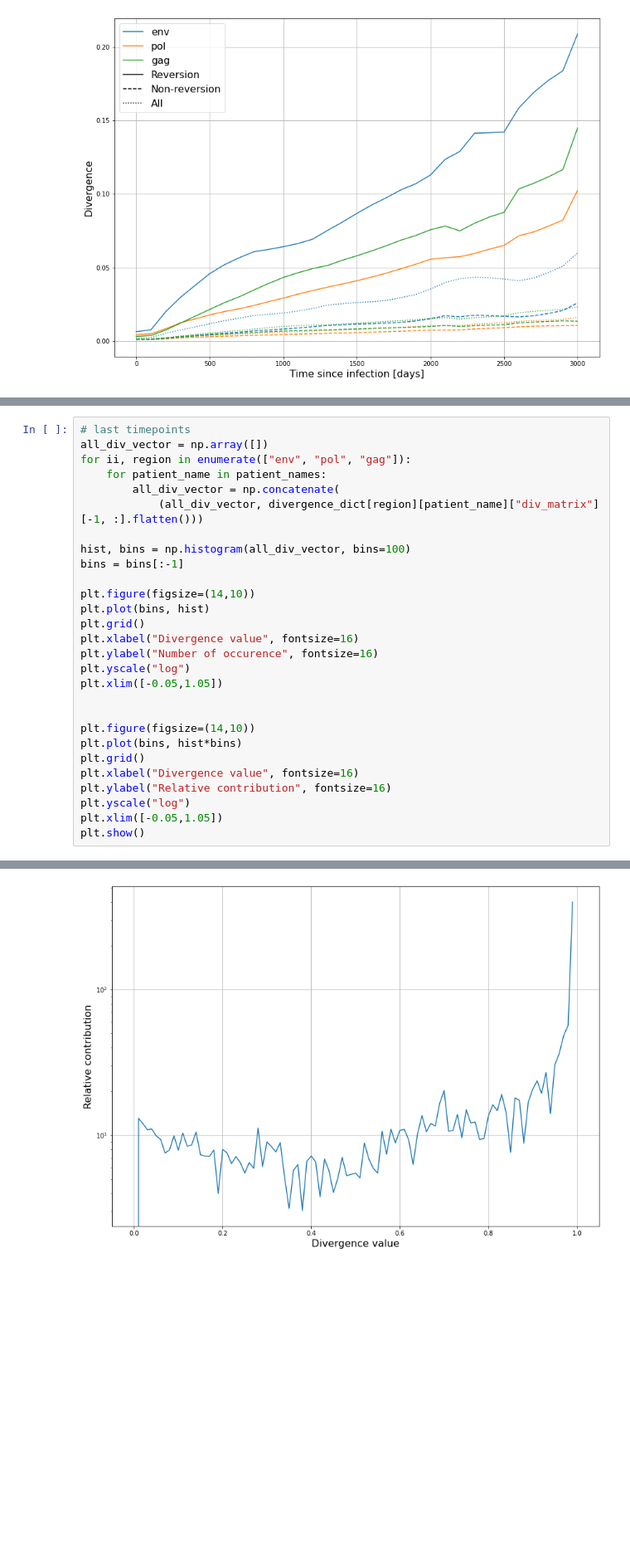
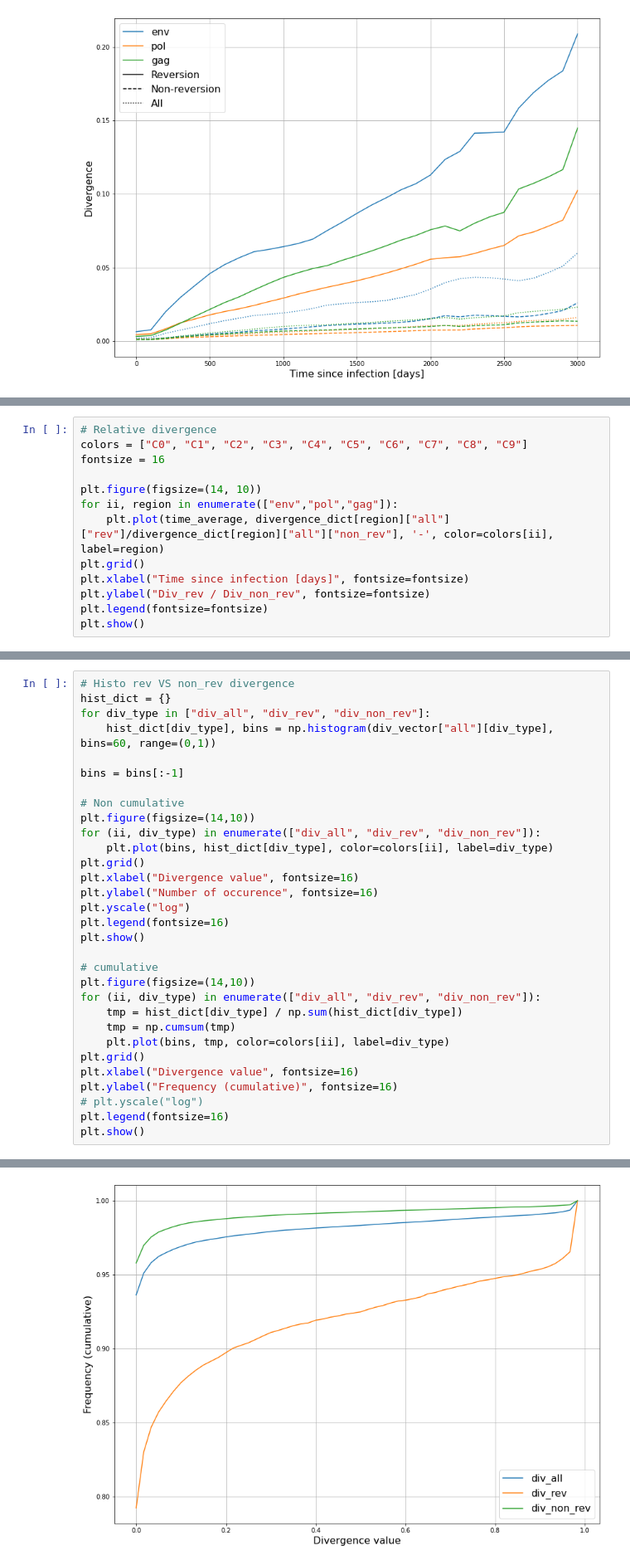
Before and after one commit to neherlab/HIVEVO_recombination, a Jupyter notebook: notebooks/paper_draft/divergence.ipynb, the cells around one changed output, grey strips where cells are left out. Shown at 83% size. Saved outputs shown, nothing was run; the diff lists cells and outputs as text; blank space fills up the shorter version.

Commit message:
Update divergence plots to add cumulative histogram

```diff
--- a/notebooks/paper_draft/divergence.ipynb
+++ b/notebooks/paper_draft/divergence.ipynb
@@ -53,0 +32,13 @@ plt.show()
+# %%
+# Relative divergence
+colors = ["C0", "C1", "C2", "C3", "C4", "C5", "C6", "C7", "C8", "C9"]
+fontsize = 16
+
+plt.figure(figsize=(14, 10))
+for ii, region in enumerate(["env","pol","gag"]):
+    plt.plot(time_average, divergence_dict[region]["all"]["rev"]/divergence_dict[region]["all"]["non_rev"], '-', color=colors[ii], label=region)
+plt.grid()
+plt.xlabel("Time since infection [days]", fontsize=fontsize)
+plt.ylabel("Div_rev / Div_non_rev", fontsize=fontsize)
+plt.legend(fontsize=fontsize)
+plt.show()
@@ -54,29 +72,32 @@ plt.show()
 # %%
-# last timepoints
-all_div_vector = np.array([])
-for ii, region in enumerate(["env", "pol", "gag"]):
-    for patient_name in patient_names:
-        all_div_vector = np.concatenate(
-            (all_div_vector, divergence_dict[region][patient_name]["div_matrix"][-1, :].flatten()))
+# Histo rev VS non_rev divergence
+hist_dict = {}
+for div_type in ["div_all", "div_rev", "div_non_rev"]:
+    hist_dict[div_type], bins = np.histogram(div_vector["all"][div_type], bins=60, range=(0,1))
 
-hist, bins = np.histogram(all_div_vector, bins=100)
 bins = bins[:-1]
 
+# Non cumulative
 plt.figure(figsize=(14,10))
-plt.plot(bins, hist)
+for (ii, div_type) in enumerate(["div_all", "div_rev", "div_non_rev"]):
+    plt.plot(bins, hist_dict[div_type], color=colors[ii], label=div_type)
 plt.grid()
 plt.xlabel("Divergence value", fontsize=16)
 plt.ylabel("Number of occurence", fontsize=16)
 plt.yscale("log")
-plt.xlim([-0.05,1.05])
+plt.legend(fontsize=16)
+plt.show()
 
-
+# cumulative
 plt.figure(figsize=(14,10))
-plt.plot(bins, hist*bins)
+for (ii, div_type) in enumerate(["div_all", "div_rev", "div_non_rev"]):
+    tmp = hist_dict[div_type] / np.sum(hist_dict[div_type])
+    tmp = np.cumsum(tmp)
+    plt.plot(bins, tmp, color=colors[ii], label=div_type)
 plt.grid()
 plt.xlabel("Divergence value", fontsize=16)
-plt.ylabel("Relative contribution", fontsize=16)
-plt.yscale("log")
-plt.xlim([-0.05,1.05])
+plt.ylabel("Frequency (cumulative)", fontsize=16)
+# plt.yscale("log")
+plt.legend(fontsize=16)
 plt.show()
 # %% [output]
@@ -84 +105 @@ plt.show()
-[figure, old version]
+[figure, new version]
```
Also changed, not shown: parts of 7 cells of this notebook, 3 other files.
